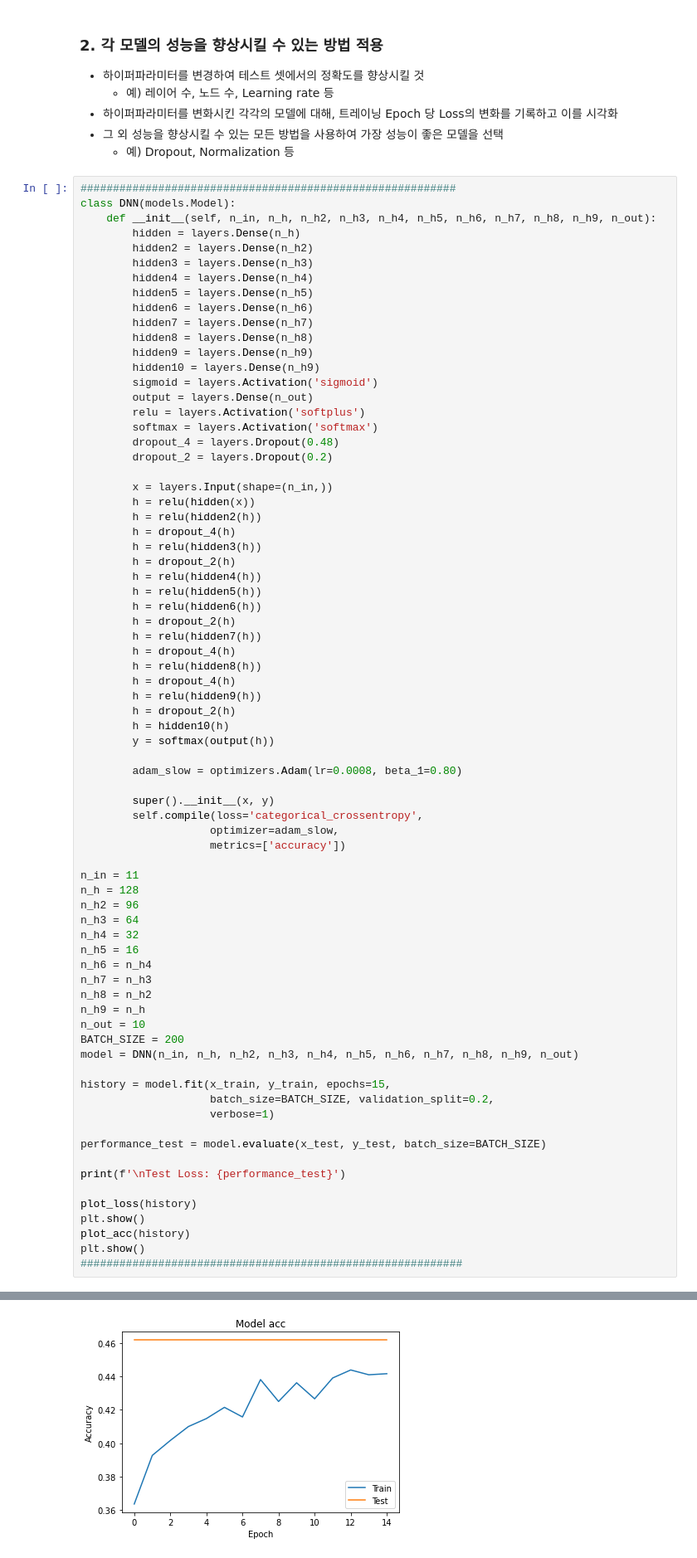
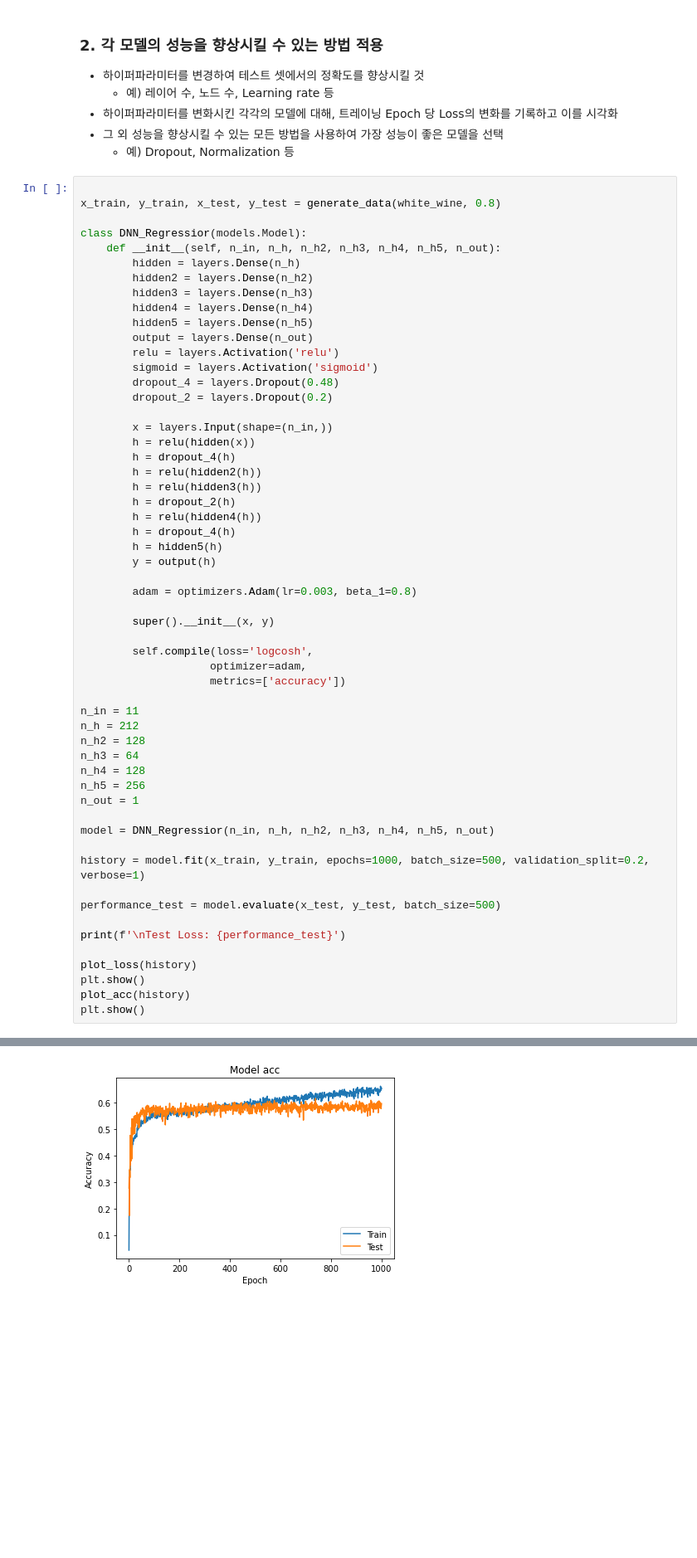
Before and after one commit to ark10806/wine_classifier, a Jupyter notebook: WindClassifier.ipynb, the cells around one changed output, grey strips where cells are left out. Shown at 83% size. Cells and saved outputs as stored; diff of their text form; blank space fills up the shorter version.

```diff
--- a/WindClassifier.ipynb
+++ b/WindClassifier.ipynb
@@ -257,71 +275,54 @@ plt.show()
 * 그 외 성능을 향상시킬 수 있는 모든 방법을 사용하여 가장 성능이 좋은 모델을 선택
     * 예) Dropout, Normalization 등
 # %%
-##########################################################
-class DNN(models.Model):
-    def __init__(self, n_in, n_h, n_h2, n_h3, n_h4, n_h5, n_h6, n_h7, n_h8, n_h9, n_out):
+
+x_train, y_train, x_test, y_test = generate_data(white_wine, 0.8)
+
+class DNN_Regressior(models.Model):
+    def __init__(self, n_in, n_h, n_h2, n_h3, n_h4, n_h5, n_out):
         hidden = layers.Dense(n_h)
         hidden2 = layers.Dense(n_h2)
         hidden3 = layers.Dense(n_h3)
         hidden4 = layers.Dense(n_h4)
         hidden5 = layers.Dense(n_h5)
-        hidden6 = layers.Dense(n_h6)
-        hidden7 = layers.Dense(n_h7)
-        hidden8 = layers.Dense(n_h8)
-        hidden9 = layers.Dense(n_h9)
-        hidden10 = layers.Dense(n_h9)
+        output = layers.Dense(n_out)
+        relu = layers.Activation('relu')
         sigmoid = layers.Activation('sigmoid')
-        output = layers.Dense(n_out)
-        relu = layers.Activation('softplus')
-        softmax = layers.Activation('softmax')
         dropout_4 = layers.Dropout(0.48)
         dropout_2 = layers.Dropout(0.2)
 
         x = layers.Input(shape=(n_in,))
         h = relu(hidden(x))
+        h = dropout_4(h)
         h = relu(hidden2(h))
-        h = dropout_4(h)
         h = relu(hidden3(h))
         h = dropout_2(h)
         h = relu(hidden4(h))
-        h = relu(hidden5(h))
-        h = relu(hidden6(h))
-        h = dropout_2(h)
-        h = relu(hidden7(h))
         h = dropout_4(h)
-        h = relu(hidden8(h))
-        h = dropout_4(h)
-        h = relu(hidden9(h))
-        h = dropout_2(h)
-        h = hidden10(h)
-        y = softmax(output(h))
+        h = hidden5(h)
+        y = output(h)
 
-        adam_slow = optimizers.Adam(lr=0.0008, beta_1=0.80)
+        adam = optimizers.Adam(lr=0.003, beta_1=0.8)
 
         super().__init__(x, y)
-        self.compile(loss='categorical_crossentropy',
-                    optimizer=adam_slow,
+
+        self.compile(loss='logcosh',
+                    optimizer=adam,
                     metrics=['accuracy'])
 
 n_in = 11
-n_h = 128
-n_h2 = 96
+n_h = 212
+n_h2 = 128
 n_h3 = 64
-n_h4 = 32
-n_h5 = 16
-n_h6 = n_h4
-n_h7 = n_h3
-n_h8 = n_h2
-n_h9 = n_h
-n_out = 10
-BATCH_SIZE = 200
-model = DNN(n_in, n_h, n_h2, n_h3, n_h4, n_h5, n_h6, n_h7, n_h8, n_h9, n_out)
+n_h4 = 128
+n_h5 = 256
+n_out = 1
 
-history = model.fit(x_train, y_train, epochs=15,
-                    batch_size=BATCH_SIZE, validation_split=0.2,
-                    verbose=1)
+model = DNN_Regressior(n_in, n_h, n_h2, n_h3, n_h4, n_h5, n_out)
 
-performance_test = model.evaluate(x_test, y_test, batch_size=BATCH_SIZE)
+history = model.fit(x_train, y_train, epochs=1000, batch_size=500, validation_split=0.2, verbose=1)
+
+performance_test = model.evaluate(x_test, y_test, batch_size=500)
 
 print(f'\nTest Loss: {performance_test}')
 
@@ -329,5 +330,4 @@ plot_loss(history)
 plt.show()
 plot_acc(history)
 plt.show()
-###########################################################
 # %% [output]
@@ -352,4 +352,4 @@ Test Loss: [1.3133507310127726, 0.44285714626312256]
-[figure, old version]
+[figure, new version]
 # %% [markdown]
 ### 3. 화이트 와인과 레드 와인을 하나의 모델만 사용하여 분류
 * 화이트 와인과 레드 와인 데이터를 합쳐 wine 데이터 셋 생성
```
Also changed, not shown: parts of 3 cells of this notebook, 1 other file.
